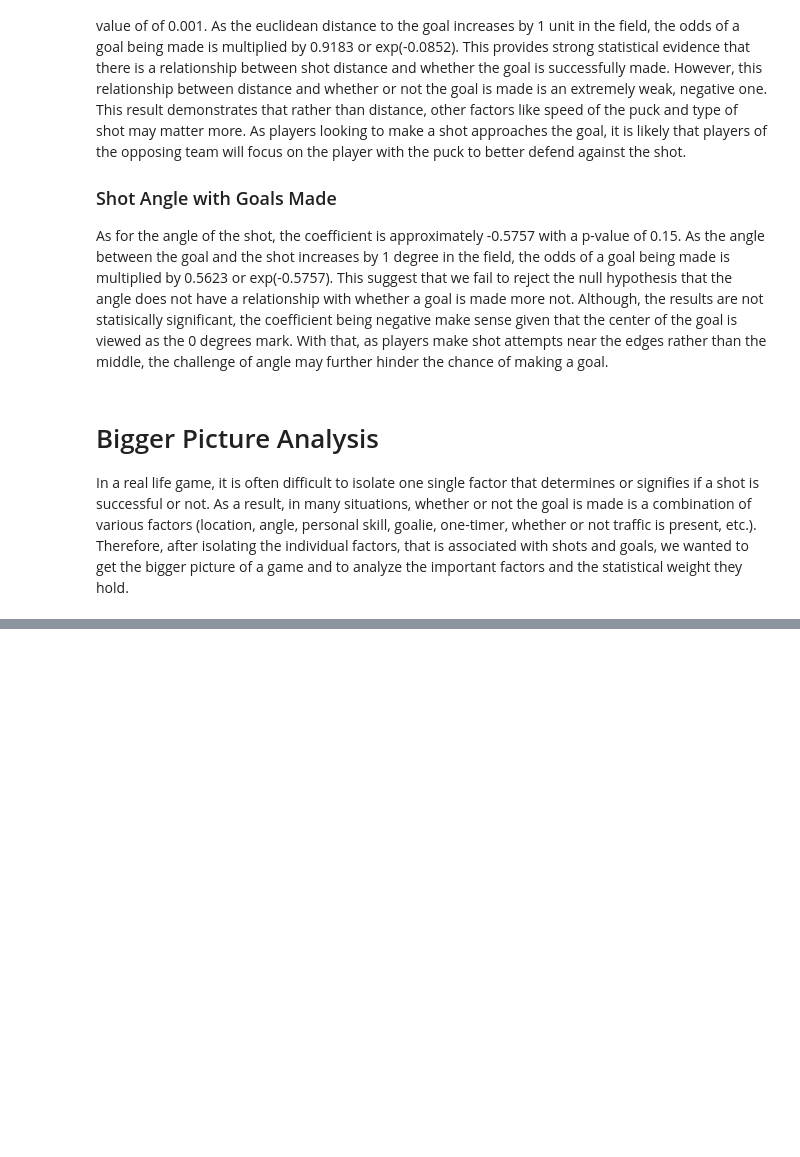
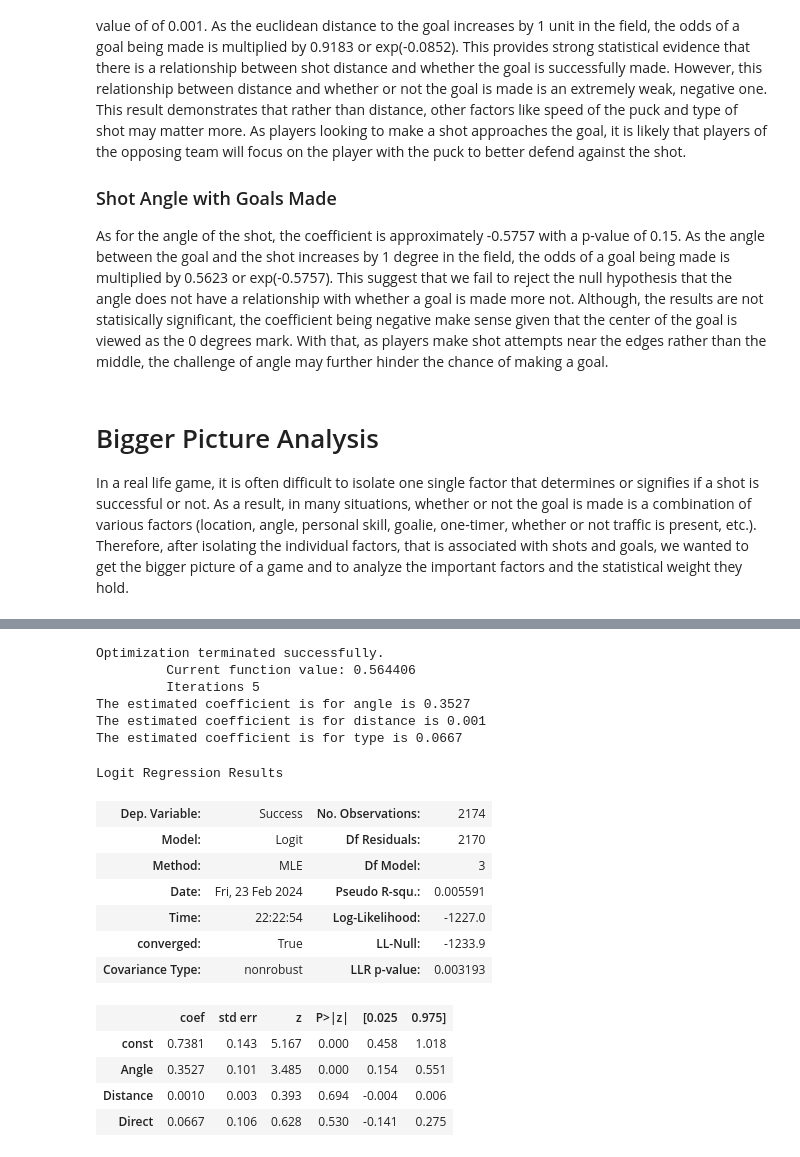
Before and after one commit to yzhao2433/big_red_cup24, a Jupyter notebook: Ying - Exploratory Analysis.ipynb, the cells around one changed output, grey strips where cells are left out. Saved outputs shown, nothing was run; the diff lists cells and outputs as text; code cells hidden in the pictures; blank space fills up the shorter version.

```diff
--- a/Ying - Exploratory Analysis.ipynb
+++ b/Ying - Exploratory Analysis.ipynb
@@ -330,0 +411,46 @@ dist_plot.axvline(x = mean_est_dist,
+# %%
+X_pass = duckdb.sql("""
+                   SELECT Angle, Distance, Direct
+                   FROM df_pass
+                   """).df()
+X_pass = sm.add_constant(X_pass)
+y_pass = df_pass["Success"]
+
+X_pass.corr(method = "pearson")
+# No high correlation between the factors, so there will not need to add an
+# interaction term
+
+X_train, X_test, y_train, y_test = train_test_split(X_pass, y_pass,
+                                                     test_size = 0.3,
+                                                     random_state = 2950)
+logit_dist2 = sm.Logit(endog = y_train, exog = X_train).fit()
+
+# Obtaining the estimates
+angle_coef = np.round(logit_dist2.params[1], 4)
+dist_coef = np.round(logit_dist2.params[2], 4)
+type_coef = np.round(logit_dist2.params[3], 4)
+print ("The estimated coefficient is for angle is", angle_coef)
+print ("The estimated coefficient is for distance is", dist_coef)
+print ("The estimated coefficient is for type is", type_coef)
+
+logit_dist2.summary()
+# %% [output]
+Optimization terminated successfully.
+         Current function value: 0.564406
+         Iterations 5
+The estimated coefficient is for angle is 0.3527
+The estimated coefficient is for distance is 0.001
+The estimated coefficient is for type is 0.0667
+Logit Regression Results
+| Dep. Variable: | Success | No. Observations: | 2174 |
+| Model: | Logit | Df Residuals: | 2170 |
+| Method: | MLE | Df Model: | 3 |
+| Date: | Fri, 23 Feb 2024 | Pseudo R-squ.: | 0.005591 |
+| Time: | 22:22:54 | Log-Likelihood: | -1227.0 |
+| converged: | True | LL-Null: | -1233.9 |
+| Covariance Type: | nonrobust | LLR p-value: | 0.003193 |
+|  | coef | std err | z | P>|z| | [0.025 | 0.975] |
+| const | 0.7381 | 0.143 | 5.167 | 0.000 | 0.458 | 1.018 |
+| Angle | 0.3527 | 0.101 | 3.485 | 0.000 | 0.154 | 0.551 |
+| Distance | 0.0010 | 0.003 | 0.393 | 0.694 | -0.004 | 0.006 |
+| Direct | 0.0667 | 0.106 | 0.628 | 0.530 | -0.141 | 0.275 |
```
Also changed, not shown: parts of 24 cells of this notebook.
